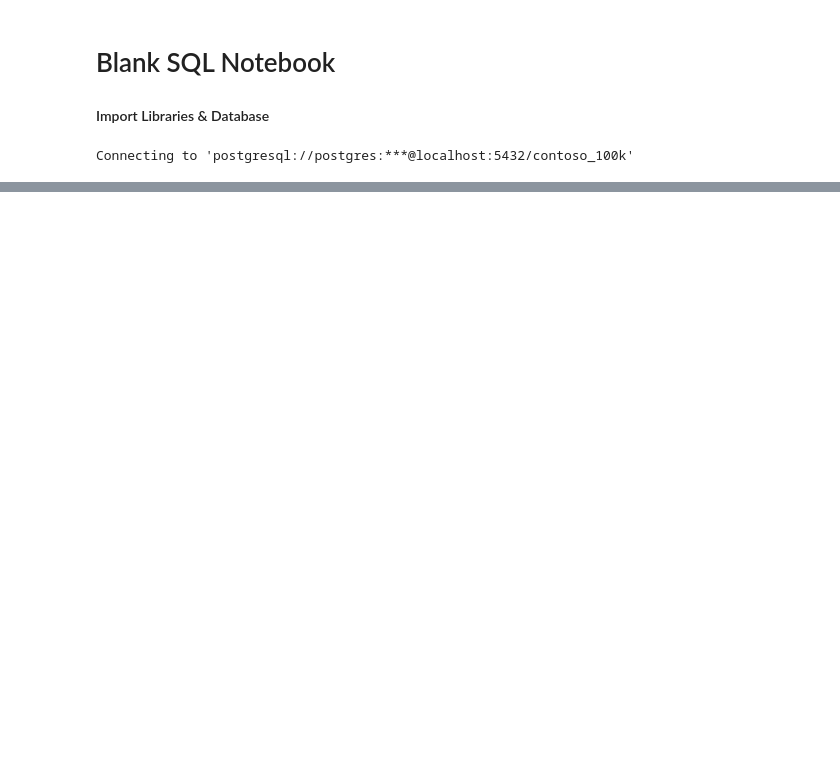
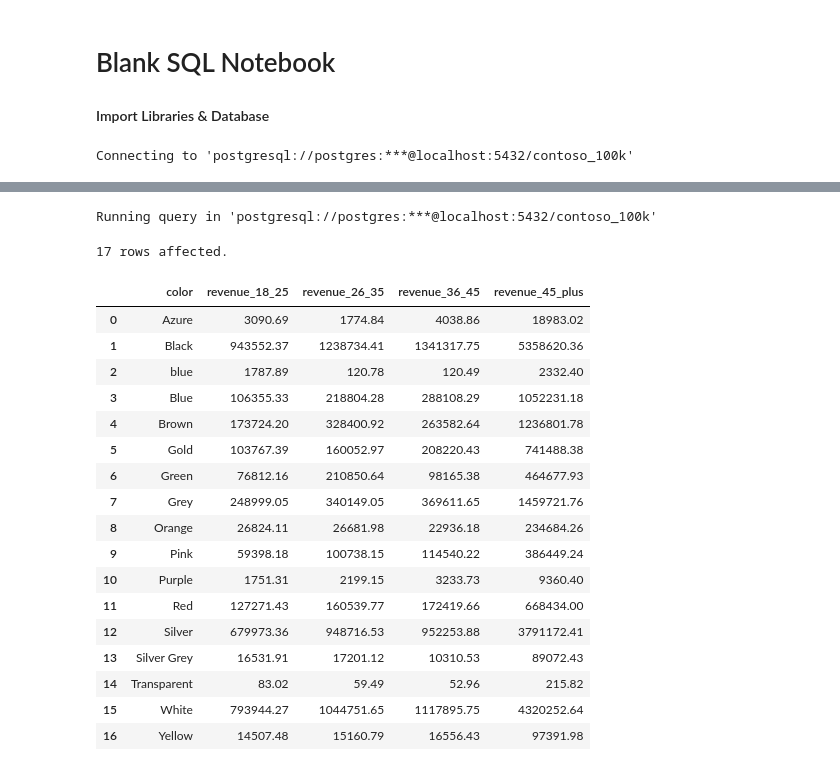
Before and after one commit to sandu17767/project_sql_data_jobs, a Jupyter notebook: Resources/Blank_SQL_Notebook.ipynb, the cells around one changed output, grey strips where cells are left out. Saved outputs shown, nothing was run; the diff lists cells and outputs as text; code cells hidden in the pictures; blank space fills up the shorter version.

```diff
--- a/Resources/Blank_SQL_Notebook.ipynb
+++ b/Resources/Blank_SQL_Notebook.ipynb
@@ -174,0 +160,35 @@ Running query in 'postgresql://postgres:***@localhost:5432/contoso_100k'
+# %%
+%%sql
+SELECT
+p.color,
+SUM(CASE WHEN c.age BETWEEN 18 AND 25 THEN s.quantity * s.netprice * s.exchangerate ELSE 0 END ) AS revenue_18_25,
+SUM(CASE WHEN c.age BETWEEN 26 AND 35 THEN s.quantity * s.netprice * s.exchangerate ELSE 0 END) AS revenue_26_35,
+SUM(CASE WHEN c.age BETWEEN 36 AND 45 THEN s.quantity *s.netprice * s.exchangerate ELSE 0 END ) AS revenue_36_45,
+SUM(CASE WHEN c.age > 45 THEN s.quantity * s.netprice * s.exchangerate ELSE 0 END ) AS revenue_45_plus
+FROM sales s
+LEFT JOIN product p ON s.productkey = p.productkey
+LEFT JOIN customer c ON c.customerkey = s.customerkey
+WHERE orderdate BETWEEN '2023-01-01'  AND '2023-12-31'
+GROUP BY p.color
+ORDER BY p.color;
+# %% [output]
+Running query in 'postgresql://postgres:***@localhost:5432/contoso_100k'
+17 rows affected.
+|  | color | revenue_18_25 | revenue_26_35 | revenue_36_45 | revenue_45_plus |
+| 0 | Azure | 3090.69 | 1774.84 | 4038.86 | 18983.02 |
+| 1 | Black | 943552.37 | 1238734.41 | 1341317.75 | 5358620.36 |
+| 2 | blue | 1787.89 | 120.78 | 120.49 | 2332.40 |
+| 3 | Blue | 106355.33 | 218804.28 | 288108.29 | 1052231.18 |
+| 4 | Brown | 173724.20 | 328400.92 | 263582.64 | 1236801.78 |
+| 5 | Gold | 103767.39 | 160052.97 | 208220.43 | 741488.38 |
+| 6 | Green | 76812.16 | 210850.64 | 98165.38 | 464677.93 |
+| 7 | Grey | 248999.05 | 340149.05 | 369611.65 | 1459721.76 |
+| 8 | Orange | 26824.11 | 26681.98 | 22936.18 | 234684.26 |
+| 9 | Pink | 59398.18 | 100738.15 | 114540.22 | 386449.24 |
+| 10 | Purple | 1751.31 | 2199.15 | 3233.73 | 9360.40 |
+| 11 | Red | 127271.43 | 160539.77 | 172419.66 | 668434.00 |
+| 12 | Silver | 679973.36 | 948716.53 | 952253.88 | 3791172.41 |
+| 13 | Silver Grey | 16531.91 | 17201.12 | 10310.53 | 89072.43 |
+| 14 | Transparent | 83.02 | 59.49 | 52.96 | 215.82 |
+| 15 | White | 793944.27 | 1044751.65 | 1117895.75 | 4320252.64 |
+| 16 | Yellow | 14507.48 | 15160.79 | 16556.43 | 97391.98 |
```
Also changed, not shown: parts of 8 cells of this notebook.
